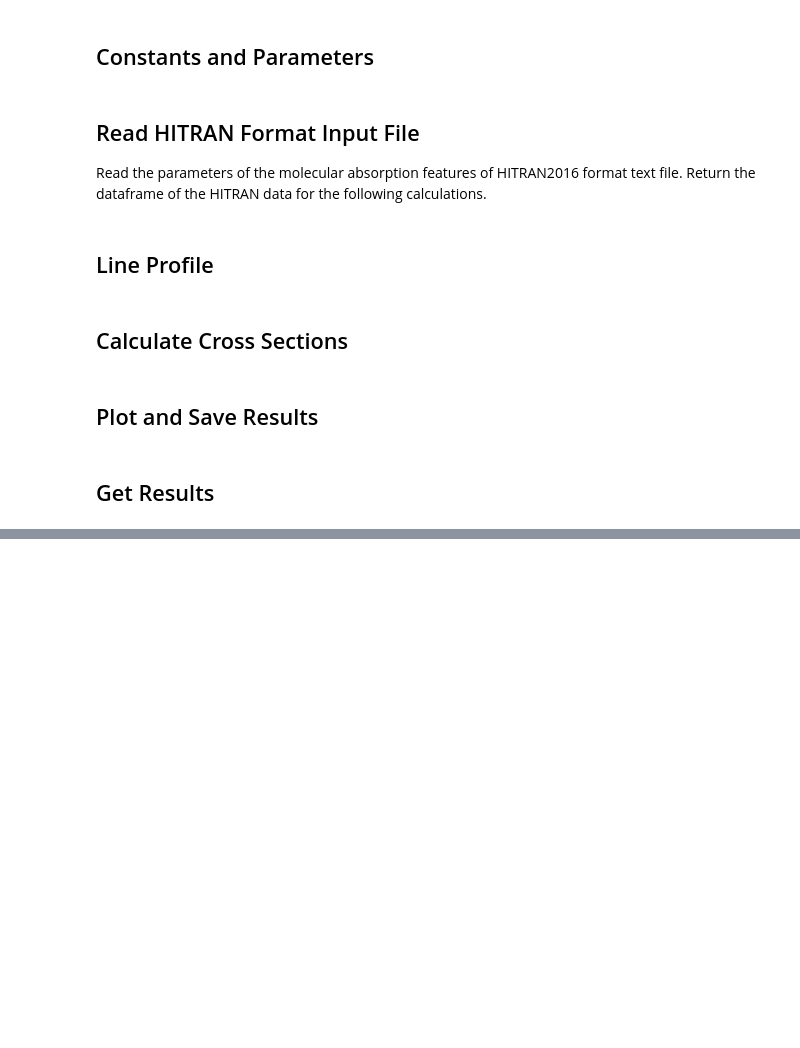
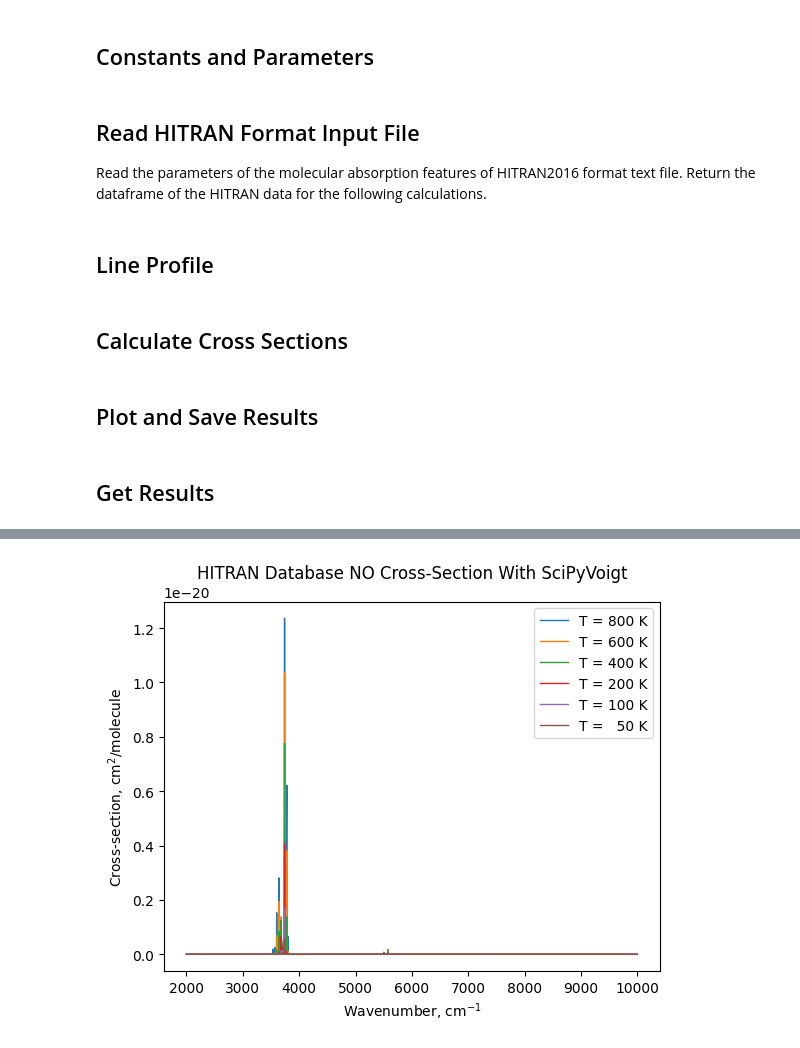
Before and after one commit to Beryl-Jingxin/PyExoCross, a Jupyter notebook: HITRAN_format/HITRAN_xsecs.ipynb, the cells around one changed output, grey strips where cells are left out. Drawn from its saved outputs; the diff is of its cells as text; code cells hidden in the pictures; blank space fills up the shorter version.

```diff
--- a/HITRAN_format/HITRAN_xsecs.ipynb
+++ b/HITRAN_format/HITRAN_xsecs.ipynb
@@ -85,7 +84,8 @@ def inp_para(inp_filepath):
 # %%
 # HITRAN Parameters for calculating.
 import astropy.constants as ac
-database, molecule, T, min_wn, max_wn, N_point, profile, wn_wl, par_filepath, saveplots, savexsecs, molecule_id, isotopologue_id, abundance, mass, Q_ref, Q = inp_para(inp_filepath)
+(database, molecule, T, min_wn, max_wn, N_point, profile, wn_wl, par_filepath,
+saveplots, savexsecs, molecule_id, isotopologue_id, abundance, mass, Q_ref, Q) = inp_para(inp_filepath)
 T_ref = 296.0                   # Reference temperature is 296 K.
 P_ref = 1.0                     # Reference pressure is 1 atm.
 N_A = ac.N_A.value              # Avogadro number (mol^{-1})
@@ -95,6 +95,7 @@ kB = ac.k_B.to('J/K').value     # Boltzmann's const (J K^{-1})
 c2 = h * c / kB                 # Second radiation constant (cm K)
 c2_T = c2 / T                   # c2 / T (cm)
 c2_T_ref = c2 / T_ref           # c2 / T_ref (cm)
+pi_c_8 = 1 / (8 * np.pi * c)    # 8 * pi * c (cm-1 s)
 # %% [markdown]
 ## Read HITRAN Format Input File
 
@@ -179,10 +171,8 @@ def Doppler_HWHM (v, mass, T):
     alpha = np.sqrt(2 * N_A * kB * T * np.log(2) / mass) * v / c
     return alpha
 # %%
-@jit("(float64[:](float64, float64, float64[:], float64[:], float64[:], float64[:]))", nopython=True)
-def Lorentzian_HWHM (T, P, n_air, gamma_air, gamma_self, delta_air):
+@njit(parallel=True, fastmath=True)
+def Lorentzian_HWHM (T, P, n_air, gamma_air, gamma_self):
     '''Return the Lorentzian half-width at half-maximum (HWHM) -- gamma.'''
-    #gamma = (gamma_air * ratio_air + gamma_self * ratio_self) * ((T_ref / T)**n_air) * (P / P_ref)
-    gamma = (T_ref / T)**n_air * (gamma_air * (P - delta_air) / P_ref + gamma_self * delta_air / P_ref)
-
+    gamma = (gamma_air * ratio_air + gamma_self * ratio_self) * ((T_ref / T)**n_air) * (P / P_ref)
     return gamma
@@ -247,8 +242,8 @@ def pseudo_Voigt_FWHM_profile(dv, alpha, gamma):
 # %% [markdown]
 ## Calculate Cross Sections
 # %%
-@jit("(float64[:](float64[:], float64[:], float64, float64[:], float64, float64, float64, float64))", nopython=True)
-def cal_abscoefs(v, S, abundance, Epp, T, T_ref, Q, Q_ref):
+@njit(parallel=True, fastmath=True)
+def cal_abscoefs(v, S, Epp, T, T_ref, Q, Q_ref, abundance):
     abscoef = S * abundance * Q_ref / Q * np.exp(c2 * Epp * (1/T_ref - 1/T)) * (1 - np.exp(-c2_T * v)) / (1 - np.exp(-c2_T_ref * v))
     return (abscoef)
 # %%
@@ -1077,0 +704,65 @@ xsec_l = hitran_cross_section_Lorentzian(wn_grid, v, gamma, abscoef)
+# %%
+parfile_df = pd.read_csv(par_filepath, header=None, encoding='utf-8')
+hitran_df = read_hitran2016_parfile (par_filepath, parfile_df)
+wn_grid, S, Epp, n_air, gamma_air, gamma_self, v = hitran_data_prepare(hitran_df)
+# %%
+profile = 'SciPyVoigt'
+wn = wn_grid
+plt.figure(figsize=(12,8), dpi=500)
+fig, ax = plt.subplots()
+
+T = 800
+abscoef = cal_abscoefs(v, S, Epp, T, T_ref, Q, Q_ref, abundance)
+alpha = Doppler_HWHM (v, mass, T)
+gamma = Lorentzian_HWHM (T, P, n_air, gamma_air, gamma_self)
+xsec_sv = hitran_cross_section_scipy_Voigt(wn_grid, v, alpha, gamma, abscoef)
+ax.plot(wn, xsec_sv, linewidth=1, label='T = 800 K')
+
+T = 600
+abscoef = cal_abscoefs(v, S, Epp, T, T_ref, Q, Q_ref, abundance)
+alpha = Doppler_HWHM (v, mass, T)
+gamma = Lorentzian_HWHM (T, P, n_air, gamma_air, gamma_self)
+xsec_sv = hitran_cross_section_scipy_Voigt(wn_grid, v, alpha, gamma, abscoef)
+ax.plot(wn, xsec_sv, linewidth=1, label='T = 600 K')
+
+T = 400
+abscoef = cal_abscoefs(v, S, Epp, T, T_ref, Q, Q_ref, abundance)
+alpha = Doppler_HWHM (v, mass, T)
+gamma = Lorentzian_HWHM (T, P, n_air, gamma_air, gamma_self)
+xsec_sv = hitran_cross_section_scipy_Voigt(wn_grid, v, alpha, gamma, abscoef)
+ax.plot(wn, xsec_sv, linewidth=1, label='T = 400 K')
+
+T = 200
+abscoef = cal_abscoefs(v, S, Epp, T, T_ref, Q, Q_ref, abundance)
+alpha = Doppler_HWHM (v, mass, T)
+gamma = Lorentzian_HWHM (T, P, n_air, gamma_air, gamma_self)
+xsec_sv = hitran_cross_section_scipy_Voigt(wn_grid, v, alpha, gamma, abscoef)
+ax.plot(wn, xsec_sv, linewidth=1, label='T = 200 K')
+
+T = 100
+abscoef = cal_abscoefs(v, S, Epp, T, T_ref, Q, Q_ref, abundance)
+alpha = Doppler_HWHM (v, mass, T)
+gamma = Lorentzian_HWHM (T, P, n_air, gamma_air, gamma_self)
+xsec_sv = hitran_cross_section_scipy_Voigt(wn_grid, v, alpha, gamma, abscoef)
+ax.plot(wn, xsec_sv, linewidth=1, label='T = 100 K')
+
+T = 50
+abscoef = cal_abscoefs(v, S, Epp, T, T_ref, Q, Q_ref, abundance)
+alpha = Doppler_HWHM (v, mass, T)
+gamma = Lorentzian_HWHM (T, P, n_air, gamma_air, gamma_self)
+xsec_sv = hitran_cross_section_scipy_Voigt(wn_grid, v, alpha, gamma, abscoef)
+ax.plot(wn, xsec_sv, linewidth=1, label='T =   50 K')
+
+ax.set_xlabel('Wavenumber, cm$^{-1}$')
+ax.set_ylabel('Cross-section, cm$^{2}$/molecule')
+ax.set_title(database + ' Database ' + molecule + ' Cross-Section With ' + profile)
+ax.legend()
+plots_foldername = saveplots+molecule+'/'
+if os.path.exists(plots_foldername):
+    pass
+else:
+    os.makedirs(plots_foldername, exist_ok=True)
+plt.savefig(plots_foldername+molecule+'__'+str(min_wn)+'cm-1-'+str(max_wn)+'cm-1__'+profile+'__'+database+'.png', dpi=500)
+plt.show()
+print('Cross sections plot saved.')
+# %% [output]
@@ -1077,0 +770 @@ xsec_l = hitran_cross_section_Lorentzian(wn_grid, v, gamma, abscoef)
+[figure, added]
```
Also changed, not shown: parts of 41 cells of this notebook, 17 other files.
